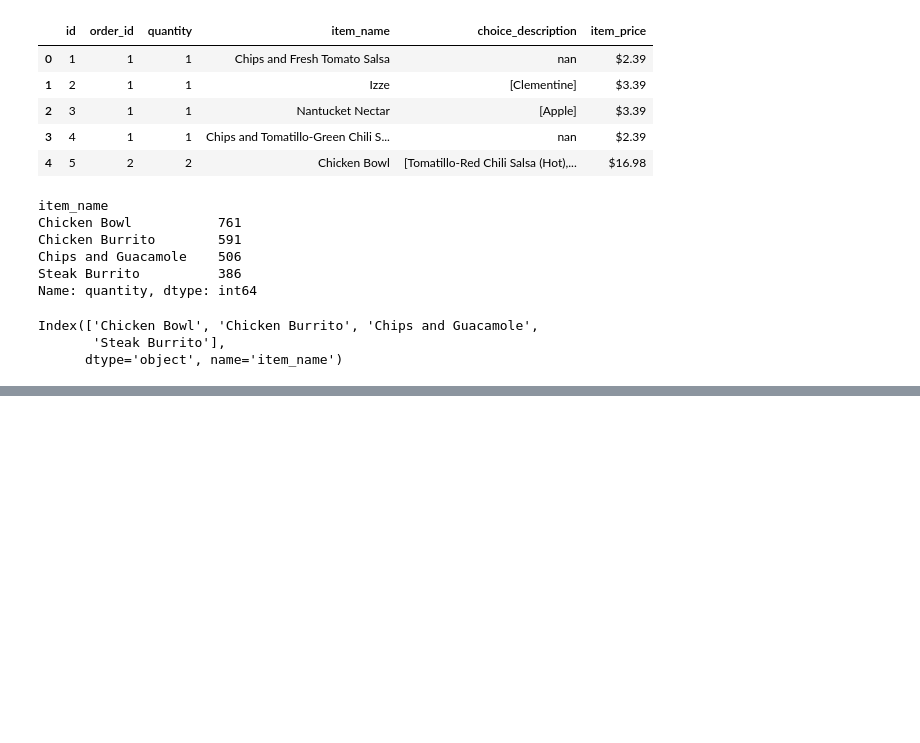
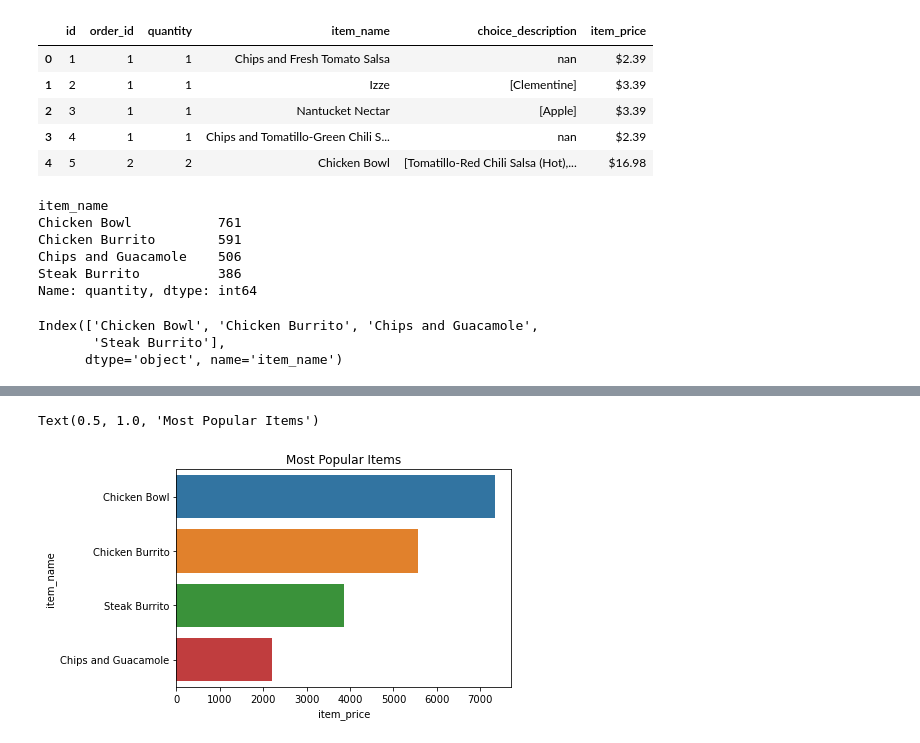
Before and after one commit to Larry-Holmes/numpy-pandas-visualization-exercises, a Jupyter notebook: seaborn_exercises.ipynb, the cells around one changed output, grey strips where cells are left out. Cells and saved outputs as stored; diff of their text form; code cells hidden in the pictures; blank space fills up the shorter version.

```diff
--- a/seaborn_exercises.ipynb
+++ b/seaborn_exercises.ipynb
@@ -319,0 +355,3 @@ revenue
+# %%
+revenue = revenue.sort_values(ascending=False).reset_index()
+revenue
@@ -320,2 +364,8 @@ revenue
+# %%
+sns.barplot(data=revenue,x='item_price',y='item_name')
+plt.title('Most Popular Items')
+# %% [output]
+Text(0.5, 1.0, 'Most Popular Items')
+[figure, added]
 # %%
 sleepstudy = data('sleepstudy')
```
Also changed, not shown: parts of 8 cells of this notebook.
